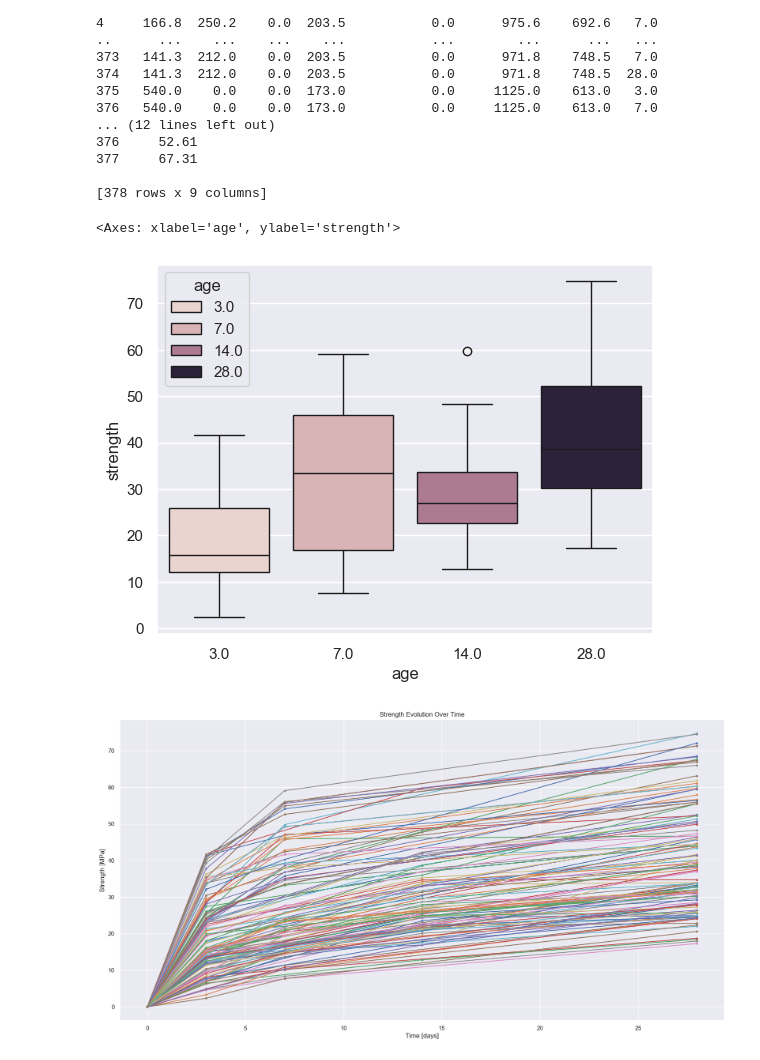
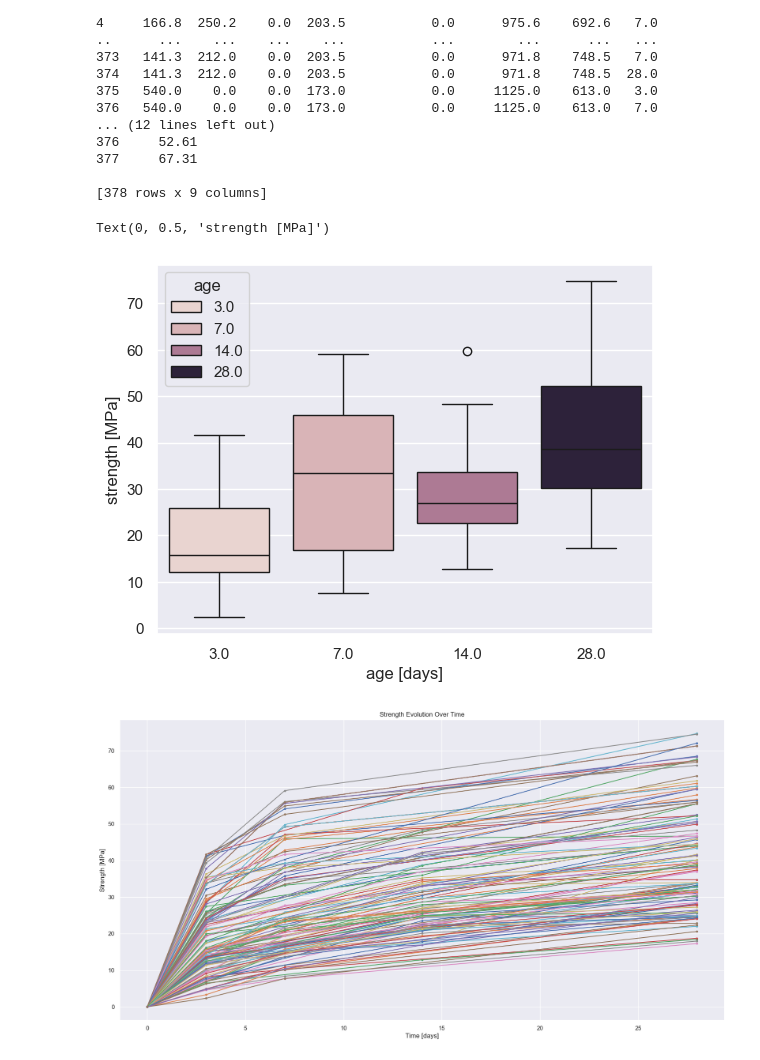
Before and after one commit to supernauth/cement_manufacturing, a Jupyter notebook: cement_manufacuring.ipynb, the cells around one changed output. Cells and saved outputs as stored; diff of their text form; code cells hidden in the pictures.

Commit message:
plot tweaks

```diff
--- a/cement_manufacuring.ipynb
+++ b/cement_manufacuring.ipynb
@@ -595,13 +595,16 @@ New DataFrame:
 # %%
 sns.boxplot(
     data=new_df,
     x="age",
     y="strength",
     hue="age",
 )
+
+plt.xlabel("age [days]")
+plt.ylabel("strength [MPa]")
 # %% [output]
-<Axes: xlabel='age', ylabel='strength'>
+Text(0, 0.5, 'strength [MPa]')
-[figure, old version]
+[figure, new version]
 # %%
 x_values = ['3d_age', 'mid_age', '28d_age']
 y_values = ['3d_strength', 'mid_strength', '28d_strength']
```
Also changed, not shown: parts of 9 cells of this notebook.
